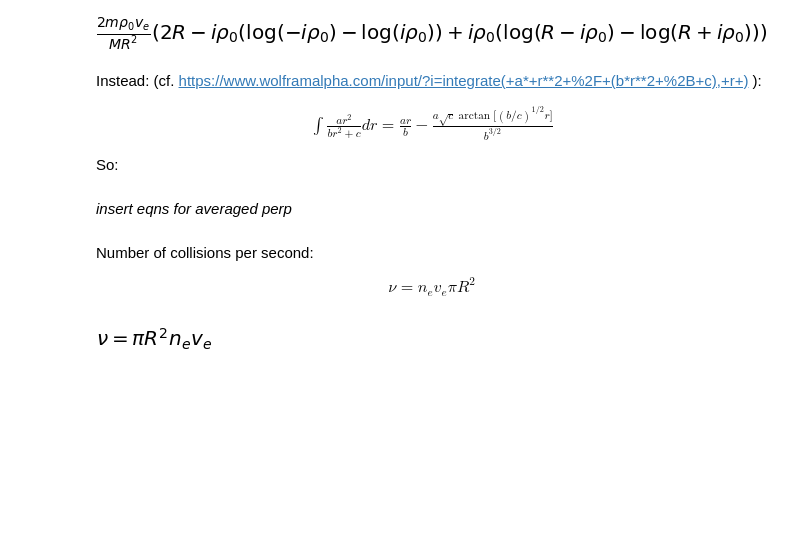
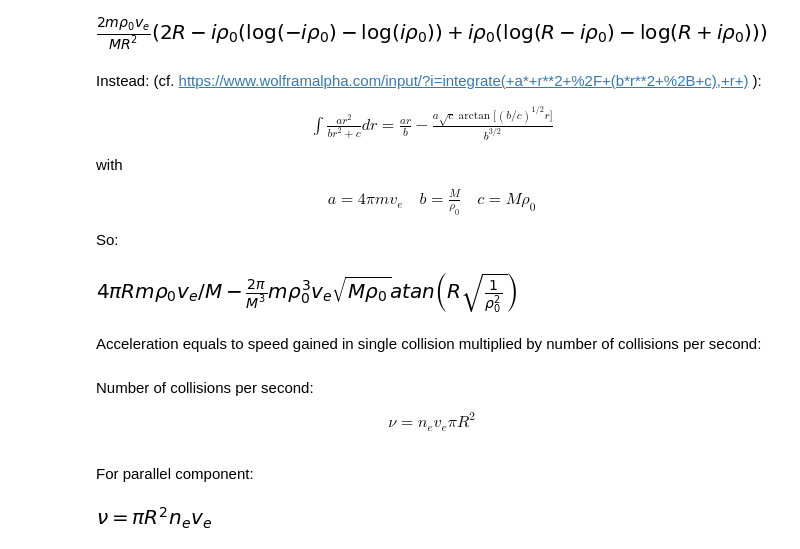
Before and after one commit to epicf/ef, a Jupyter notebook: examples/acceleration_of_ion_in_electron_beam/Ion Acceleration by Electrons.ipynb, the cells around one changed output. Drawn from its saved outputs; the diff is of its cells as text; code cells hidden in the pictures; blank space fills up the shorter version.

Commit message:
WIP on ion acceleration by electrons

```diff
--- a/examples/acceleration_of_ion_in_electron_beam/Ion Acceleration by Electrons.ipynb
+++ b/examples/acceleration_of_ion_in_electron_beam/Ion Acceleration by Electrons.ipynb
@@ -12,10 +12,11 @@ av_a_prll, av_a_perp = symbols("a_prll, a_perp")
 v_e = symbols("v_e")
 t = symbols("t")
 q_e, Q_i, m, M = symbols("q_e, Q_i, m, M")
-rho, rho_0 = symbols("rho, rho_0")
+rho, rho_0, rho_tmp = symbols("rho, rho_0, rho_tmp")
 phi = symbols("varphi")
 R = symbols("R")
 nu, n_e = symbols("nu, n_e")
+j = symbols("j")
 c, eps0 = symbols("c, epsilon_0")
 r, a, b = symbols("r, a, b")
 # %% [markdown]
@@ -78,9 +79,29 @@ $$
   \frac{ a r }{b} - \frac{a \sqrt{c} \arctan \big[ (b/c)^{1/2} r \big] }{ b^{3/2} }
 \end{gather*}
 $$
+with
+$$
+\begin{gather*}
+  a = 4 \pi m v_e
+  \quad
+  b = \frac{M}{\rho_0}
+  \quad
+  c = M \rho_0
+\end{gather*}
+$$
 So:
-# %% [markdown]
-_insert eqns for averaged perp_
+# %%
+a = 4 * pi * m * v_e
+b = M / rho_0
+c = M * rho_0
+av_dv_i_perp = a * r / b - a * sqrt(c) * atan( sqrt(b/c) * r ) / b**3/2
+av_dv_i_perp = av_dv_i_perp.subs([(r, R)]) - av_dv_i_perp.subs([(r, 0)])
+av_dv_i_perp = expand( av_dv_i_perp )
+display( av_dv_i_perp )
+# %% [output]
+[figure, added]
+# %% [markdown]
+Acceleration equals to speed gained in single collision multiplied by number of collisions per second:
 # %% [markdown]
 Number of collisions per second:
 $$
@@ -88,6 +109,8 @@ $$
   \nu = n_e v_e \pi R^2
 \end{gather*}
 $$
+# %% [markdown]
+For parallel component:
 # %%
 nu_eq = Eq(nu, n_e * v_e * pi * R**2 )
 display( nu_eq )
```
Also changed, not shown: parts of 4 cells of this notebook, 3 other files.
